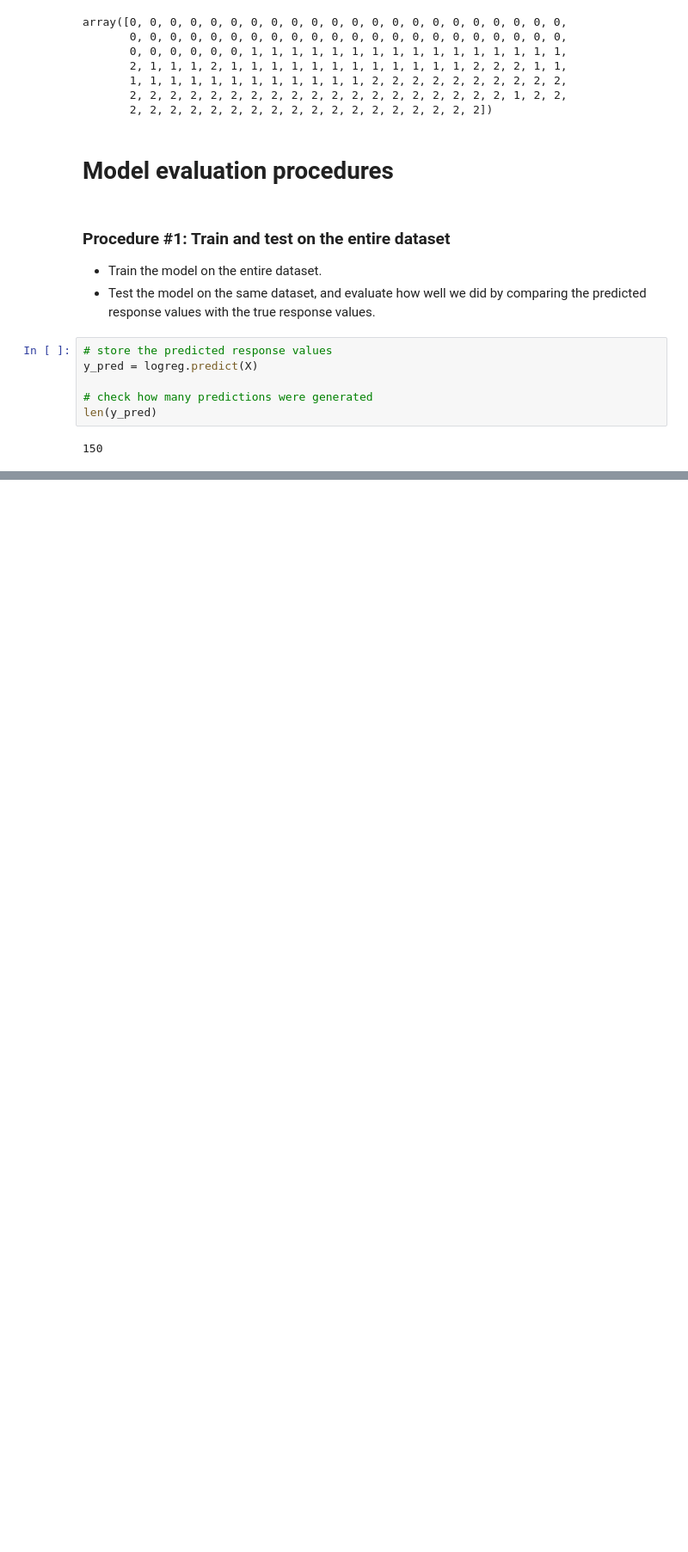
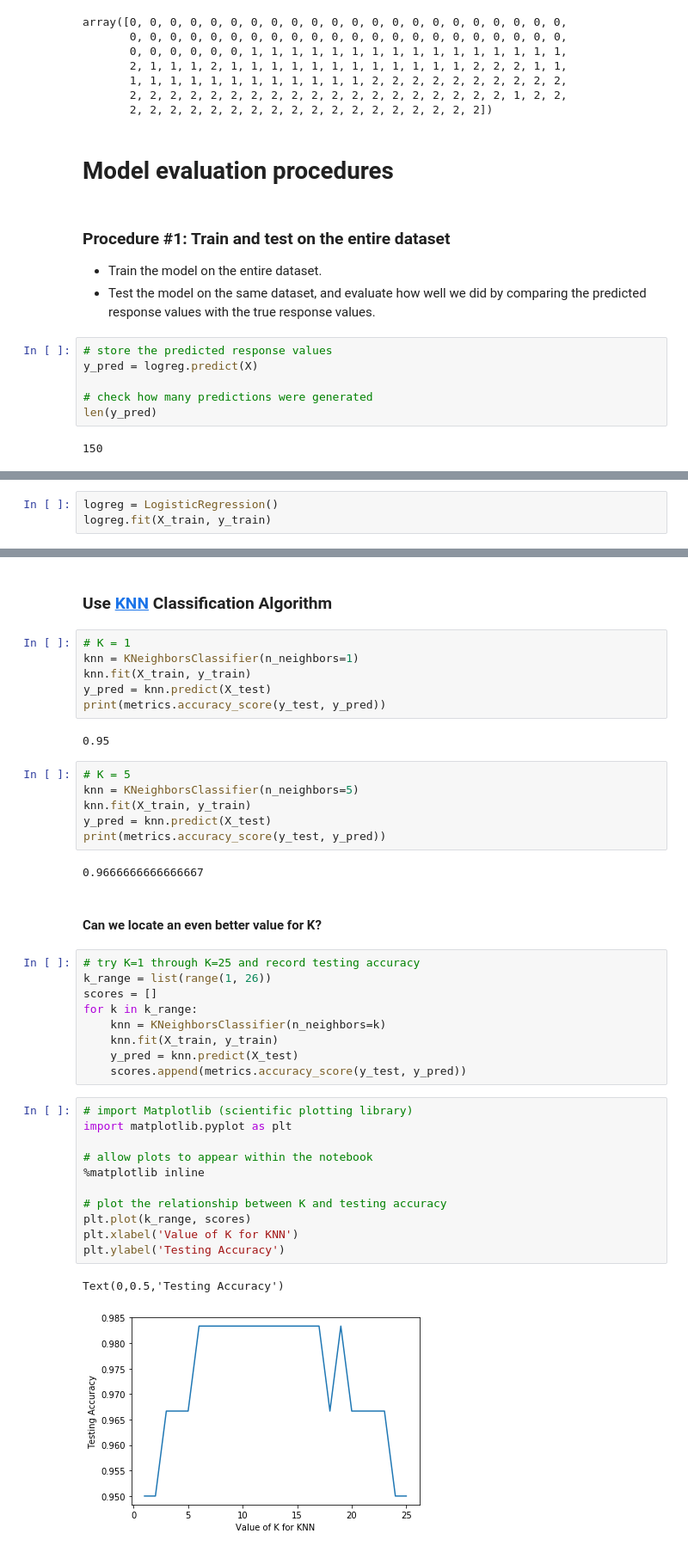
Before and after one commit to conormc93/EmergingTech, a Jupyter notebook: Iris Dataset.ipynb, the cells around one changed output, grey strips where cells are left out. Shown: that part at 86% size. Saved outputs shown, nothing was run; the diff lists cells and outputs as text; blank space fills up the shorter version.

Commit message:
Completed Iris Notebook

```diff
--- a/Iris Dataset.ipynb
+++ b/Iris Dataset.ipynb
@@ -270,0 +352,3 @@ Classification accuracy:
+# %%
+logreg = LogisticRegression()
+logreg.fit(X_train, y_train)
@@ -270,0 +374,43 @@ Classification accuracy:
+# %% [markdown]
+### Use [KNN](https://www.analyticsvidhya.com/blog/2018/03/introduction-k-neighbours-algorithm-clustering/) Classification Algorithm
+# %%
+# K = 1
+knn = KNeighborsClassifier(n_neighbors=1)
+knn.fit(X_train, y_train)
+y_pred = knn.predict(X_test)
+print(metrics.accuracy_score(y_test, y_pred))
+# %% [output]
+0.95
+# %%
+# K = 5
+knn = KNeighborsClassifier(n_neighbors=5)
+knn.fit(X_train, y_train)
+y_pred = knn.predict(X_test)
+print(metrics.accuracy_score(y_test, y_pred))
+# %% [output]
+0.9666666666666667
+# %% [markdown]
+#### Can we locate an even better value for K?
+# %%
+# try K=1 through K=25 and record testing accuracy
+k_range = list(range(1, 26))
+scores = []
+for k in k_range:
+    knn = KNeighborsClassifier(n_neighbors=k)
+    knn.fit(X_train, y_train)
+    y_pred = knn.predict(X_test)
+    scores.append(metrics.accuracy_score(y_test, y_pred))
+# %%
+# import Matplotlib (scientific plotting library)
+import matplotlib.pyplot as plt
+
+# allow plots to appear within the notebook
+%matplotlib inline
+
+# plot the relationship between K and testing accuracy
+plt.plot(k_range, scores)
+plt.xlabel('Value of K for KNN')
+plt.ylabel('Testing Accuracy')
+# %% [output]
+Text(0,0.5,'Testing Accuracy')
+[figure, added]
```
Also changed, not shown: parts of 33 cells of this notebook.
